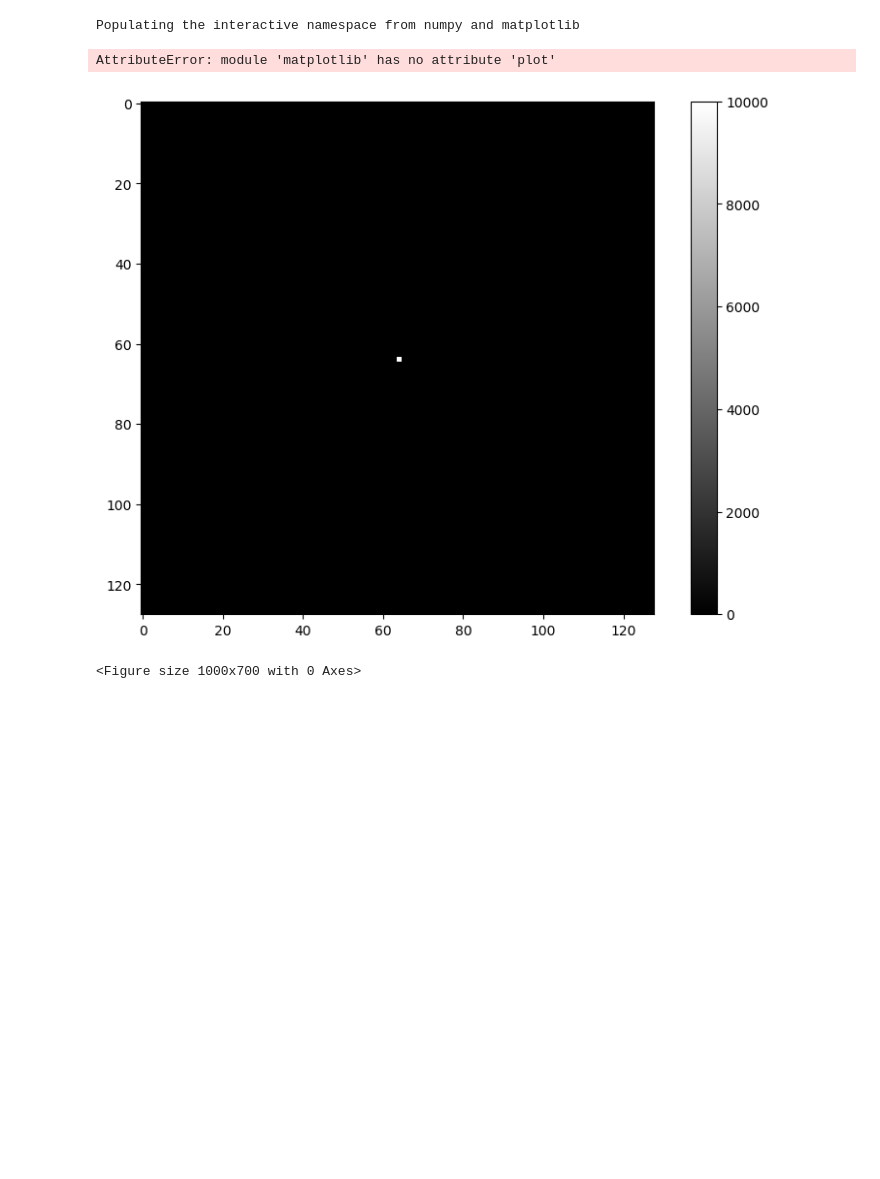
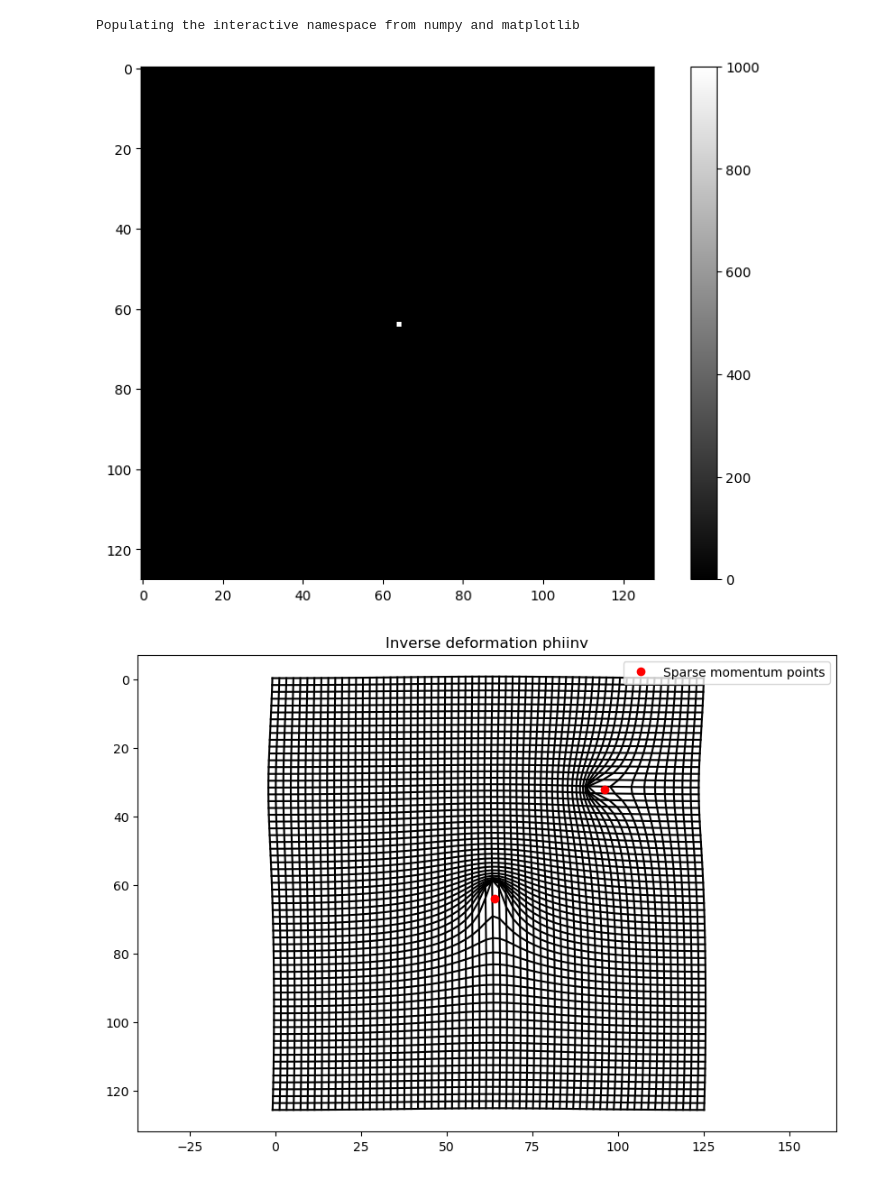
Before and after one commit to jacobhinkle/lagomorph, a Jupyter notebook: examples/ExpMapDemo.ipynb, the cells around one changed output. Cells and saved outputs as stored; diff of their text form; code cells hidden in the pictures; blank space fills up the shorter version.

```diff
--- a/examples/ExpMapDemo.ipynb
+++ b/examples/ExpMapDemo.ipynb
@@ -8,25 +8,26 @@ mpl.rcParams['figure.figsize']=[10,7]
 # %%
 from pycuda import gpuarray
 import lagomorph as lm
 import shooting
 width = 128
-alpha=100.
+alpha=10.
 beta=0.1
 gamma=.01
 np.random.seed(1)
 defshape = [1,2,width,width]
 xh = np.zeros(defshape).astype(np.float32)
-xh[0,:,width//2,width//2] = [10000,0]
-xh[0,:,width//4,3*width//4] = [0,10000]
+xh[0,:,width//2,width//2] = [1000,0]
+xh[0,:,width//4,3*width//4] = [0,1000]
 m0 = gpuarray.to_gpu(np.ascontiguousarray(xh))
 metric = lm.FluidMetric(alpha=alpha, beta=beta, gamma=gamma, shape=m0.shape, precision='single')
 phiinv = lm.expmap(m0, metric, Nsteps=30, T=1)
 plt.imshow(xh[0,0,...], cmap='gray')
 plt.colorbar()
 plt.figure()
 lm.gridplot(phiinv, Nx=64, Ny=64)
+plt.plot([width//2, 3*width//4], [width//2, width//4], 'or', label='Sparse momentum points')
+plt.legend()
 _=plt.title('Inverse deformation phiinv')
 # %% [output]
-AttributeError: module 'matplotlib' has no attribute 'plot'
-[figure, old version]
+[figure, new version]
-<Figure size 1000x700 with 0 Axes>
+[figure, added]
```
Also changed, not shown: 1 other file.
